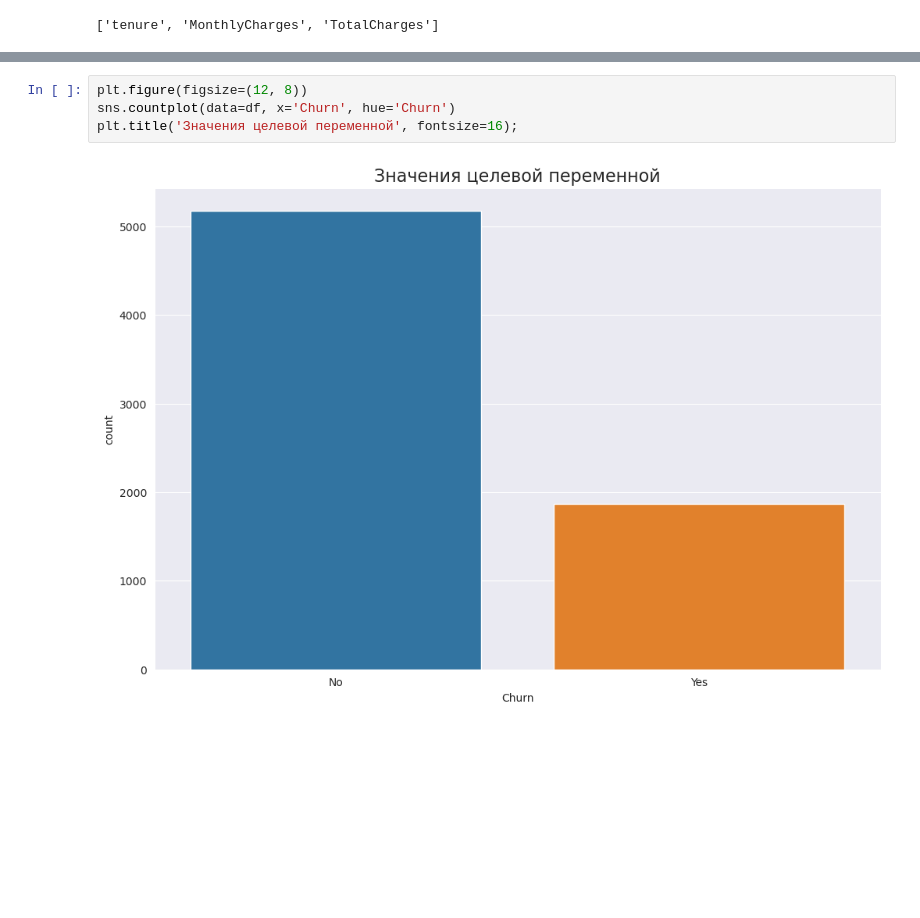
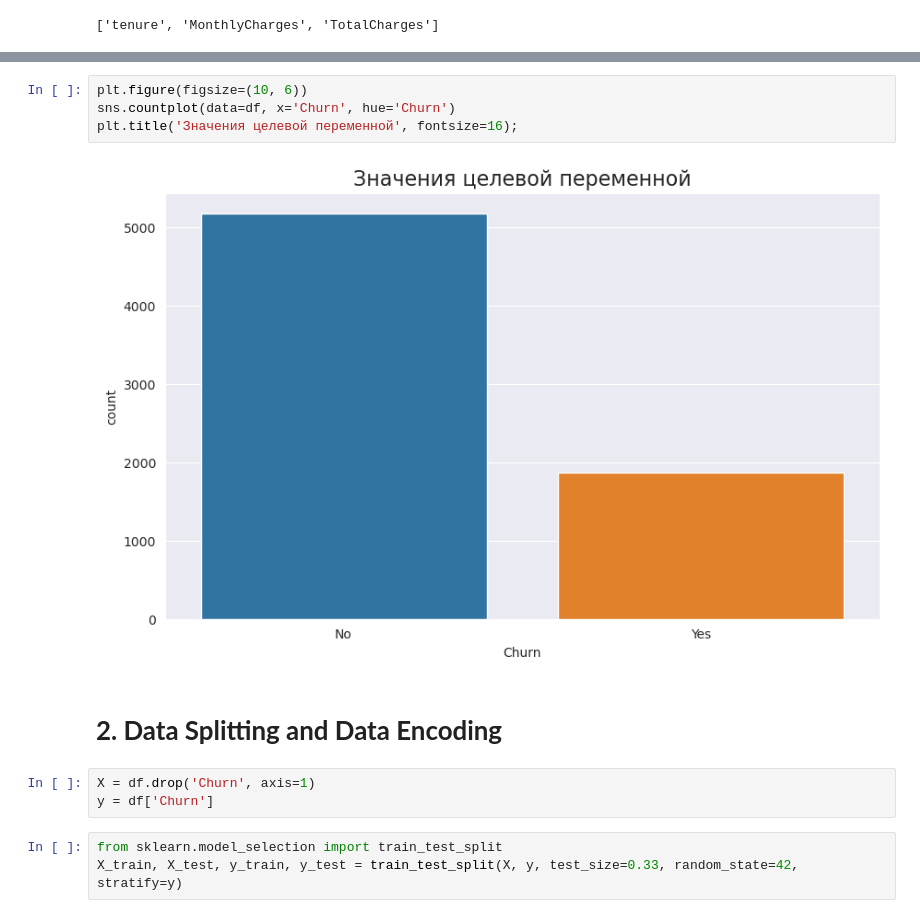
Before and after one commit to aeternnar/churn-predictor, a Jupyter notebook: churn-predictor.ipynb, the cells around one changed output, grey strips where cells are left out. Drawn from its saved outputs; the diff is of its cells as text; blank space fills up the shorter version.

Commit message:
split data and encode data

```diff
--- a/churn-predictor.ipynb
+++ b/churn-predictor.ipynb
@@ -178,6 +178,14 @@ plt.suptitle('Столбчатые диаграммы категориальны
 # %%
-plt.figure(figsize=(12, 8))
+plt.figure(figsize=(10, 6))
 sns.countplot(data=df, x='Churn', hue='Churn')
 plt.title('Значения целевой переменной', fontsize=16);
 # %% [output]
-[figure, old version]
+[figure, new version]
+# %% [markdown]
+# **2. Data Splitting and Data Encoding**
+# %%
+X = df.drop('Churn', axis=1)
+y = df['Churn']
+# %%
+from sklearn.model_selection import train_test_split
+X_train, X_test, y_train, y_test = train_test_split(X, y, test_size=0.33, random_state=42, stratify=y)
```
Also changed, not shown: parts of 10 cells of this notebook.
